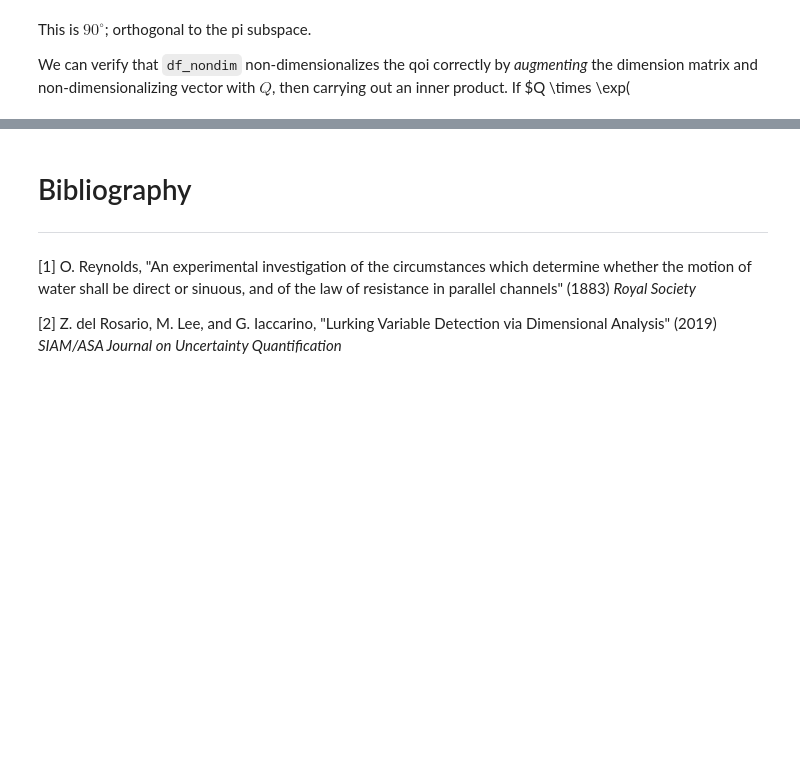
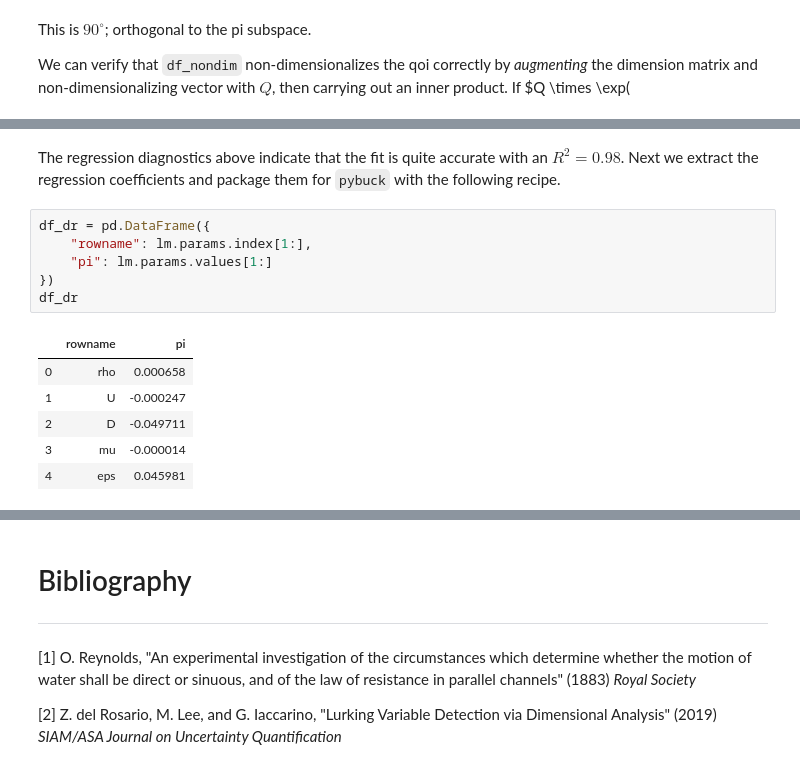
Before and after one commit to zdelrosario/pybuck, a Jupyter notebook: examples/quick_demo.ipynb, the cells around one changed output, grey strips where cells are left out. Drawn from its saved outputs; the diff is of its cells as text; blank space fills up the shorter version.

```diff
--- a/examples/quick_demo.ipynb
+++ b/examples/quick_demo.ipynb
@@ -144,0 +234,15 @@ inner(df_dim_ext, df_nondim_ext)
+# %% [markdown]
+The regression diagnostics above indicate that the fit is quite accurate with an $R^2 = 0.98$. Next we extract the regression coefficients and package them for `pybuck` with the following recipe.
+# %%
+df_dr = pd.DataFrame({
+    "rowname": lm.params.index[1:],
+    "pi": lm.params.values[1:]
+})
+df_dr
+# %% [output]
+|  | rowname | pi |
+| 0 | rho | 0.000658 |
+| 1 | U | -0.000247 |
+| 2 | D | -0.049711 |
+| 3 | mu | -0.000014 |
+| 4 | eps | 0.045981 |
```
Also changed, not shown: parts of 25 cells of this notebook, 1 other file.
